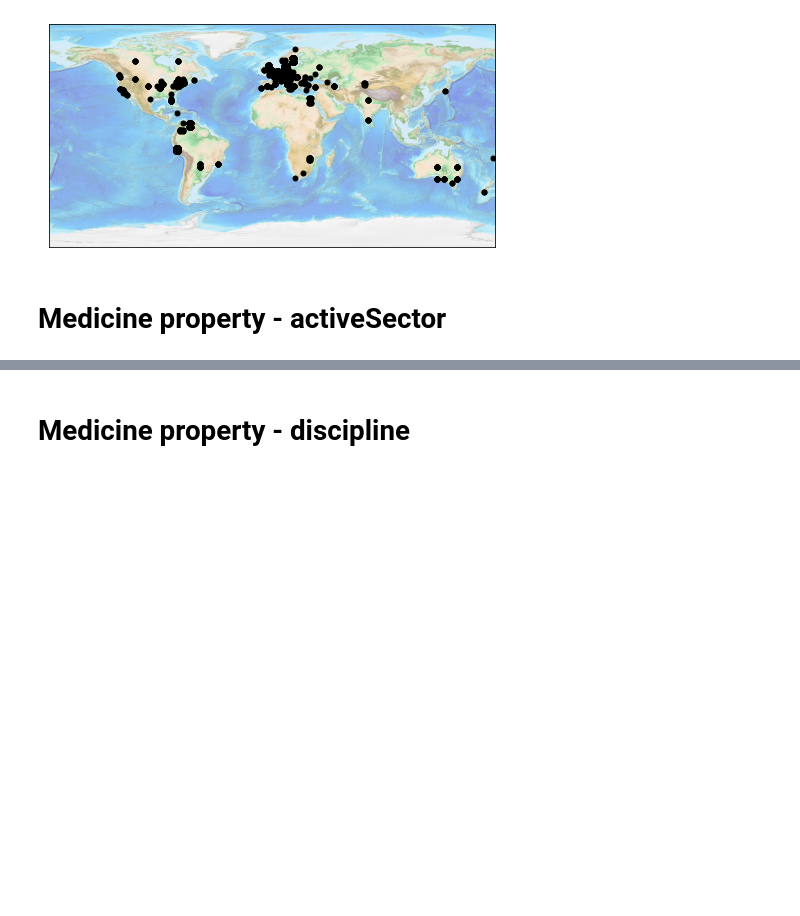
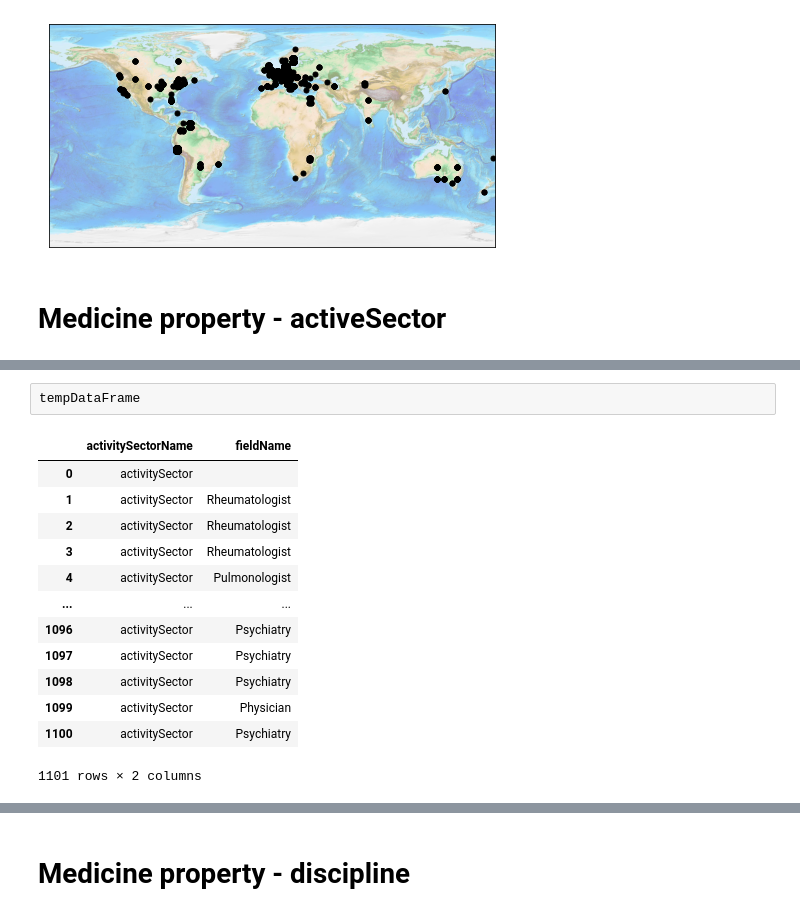
Before and after one commit to dimitarmileski/Medical-KGs-WBS, a Jupyter notebook: _build/jupyter_execute/01/medicine.ipynb, the cells around one changed output, grey strips where cells are left out. Drawn from its saved outputs; the diff is of its cells as text; blank space fills up the shorter version.

```diff
--- a/_build/jupyter_execute/01/medicine.ipynb
+++ b/_build/jupyter_execute/01/medicine.ipynb
@@ -386,0 +231,16 @@ print(data)
+# %%
+tempDataFrame
+# %% [output]
+|  | activitySectorName | fieldName |
+| 0 | activitySector |  |
+| 1 | activitySector | Rheumatologist |
+| 2 | activitySector | Rheumatologist |
+| 3 | activitySector | Rheumatologist |
+| 4 | activitySector | Pulmonologist |
+| ... | ... | ... |
+| 1096 | activitySector | Psychiatry |
+| 1097 | activitySector | Psychiatry |
+| 1098 | activitySector | Psychiatry |
+| 1099 | activitySector | Physician |
+| 1100 | activitySector | Psychiatry |
+1101 rows × 2 columns
```
Also changed, not shown: parts of 141 cells of this notebook, 36 other files.
